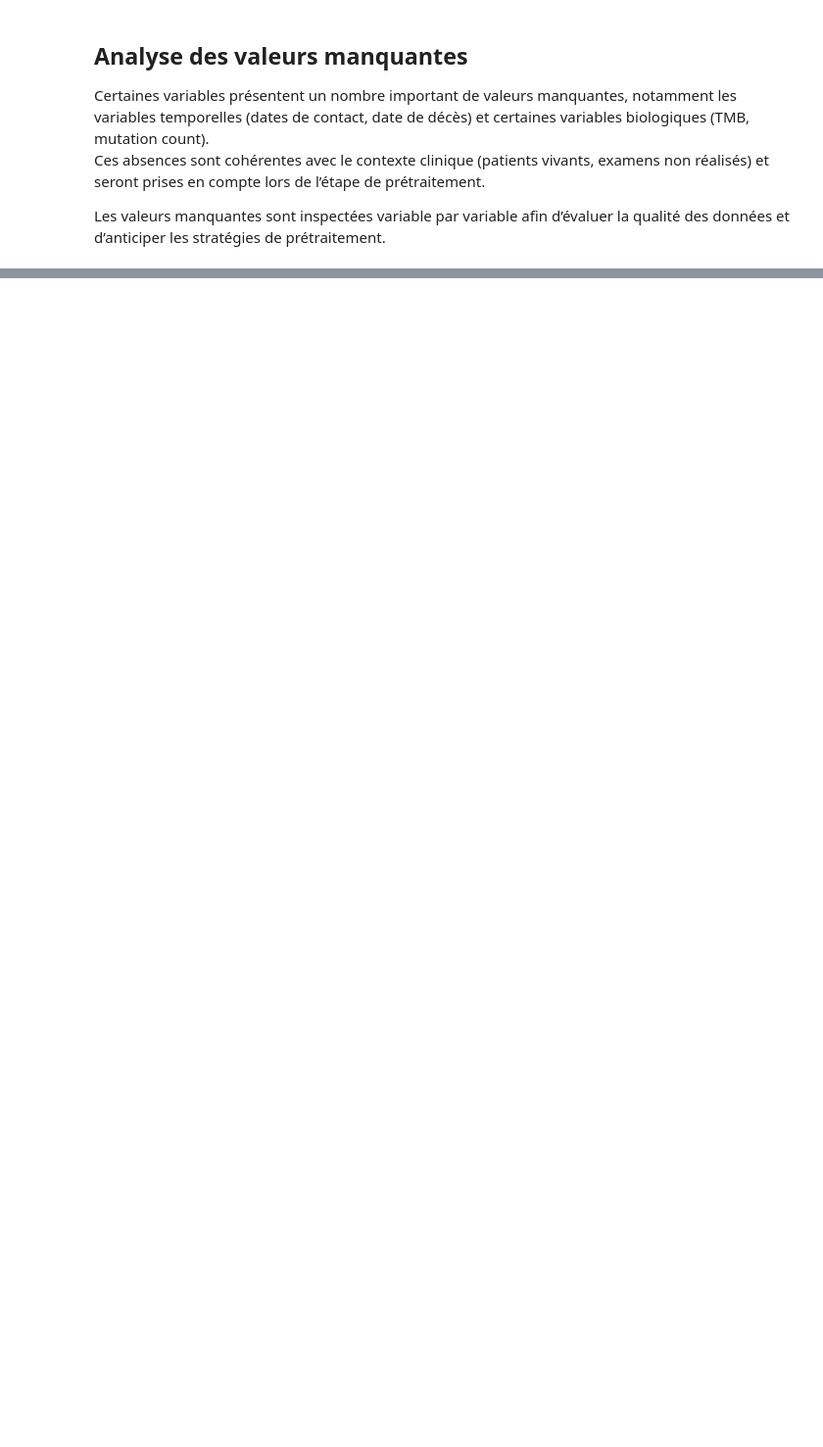
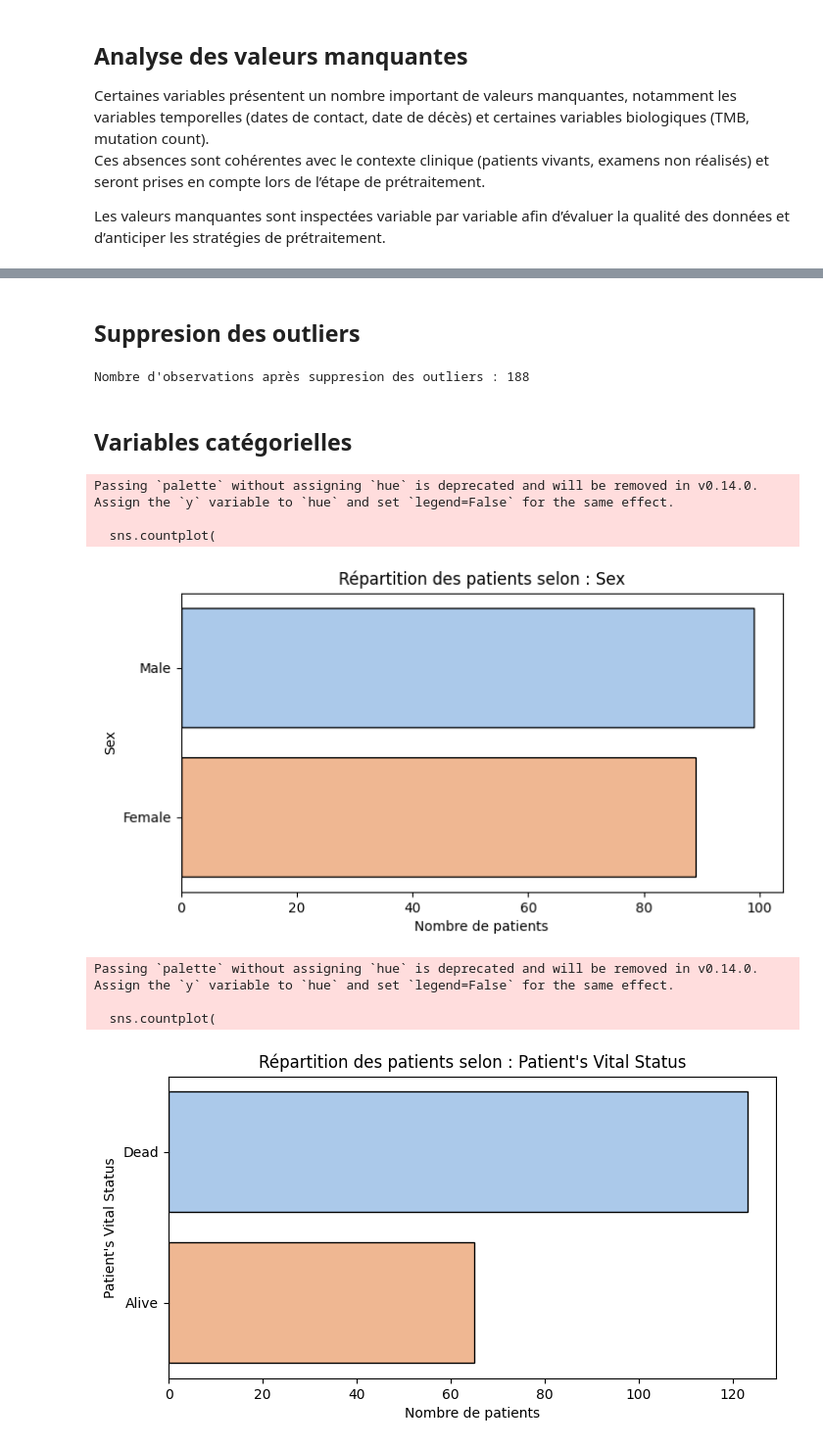
Before and after one commit to CADETEMMA/Projet_h-mato, a Jupyter notebook: 01_EDA.ipynb, the cells around one changed output, grey strips where cells are left out. Shown at 98% size. Drawn from its saved outputs; the diff is of its cells as text; code cells hidden in the pictures; blank space fills up the shorter version.

```diff
--- a/01_EDA.ipynb
+++ b/01_EDA.ipynb
@@ -351,0 +176,41 @@ Dans l’ensemble, cette analyse exploratoire a permis de sélectionner un ensem
+# %% [markdown]
+## Suppresion des outliers
+# %%
+# Détection des outliers par IQR (Q15-Q85)
+Q1 = df[num_vars].quantile(0.15)
+Q3 = df[num_vars].quantile(0.85)
+IQR = Q3 - Q1
+
+df_clean = df[~((df[num_vars] < (Q1 - 1.5 * IQR)) |(df[num_vars] > (Q3 + 1.5 * IQR))).any(axis=1)]
+print(f"Nombre d'observations après suppresion des outliers : {df_clean.shape[0]}")
+# %% [output]
+Nombre d'observations après suppresion des outliers : 188
+# %% [markdown]
+## Variables catégorielles
+# %%
+# Sélection des variables catégorielles
+cat_vars = df_clean.select_dtypes(include=['category']).columns
+
+# Countplot
+for col in cat_vars:
+    plt.figure(figsize=(8,4))
+    sns.countplot(
+        y=col,
+        data=df_clean,
+        order=df_clean[col].value_counts().index,
+        palette="pastel",
+        edgecolor="black"
+    )
+    plt.title(f"Répartition des patients selon : {col}")
+    plt.xlabel("Nombre de patients")
+    plt.ylabel(col)
+    plt.show()
+# %% [output]
+Passing `palette` without assigning `hue` is deprecated and will be removed in v0.14.0. Assign the `y` variable to `hue` and set `legend=False` for the same effect.
+
+  sns.countplot(
+[figure, added]
+Passing `palette` without assigning `hue` is deprecated and will be removed in v0.14.0. Assign the `y` variable to `hue` and set `legend=False` for the same effect.
+
+  sns.countplot(
+[figure, added]
```
Also changed, not shown: parts of 47 cells of this notebook, 2 other files.
